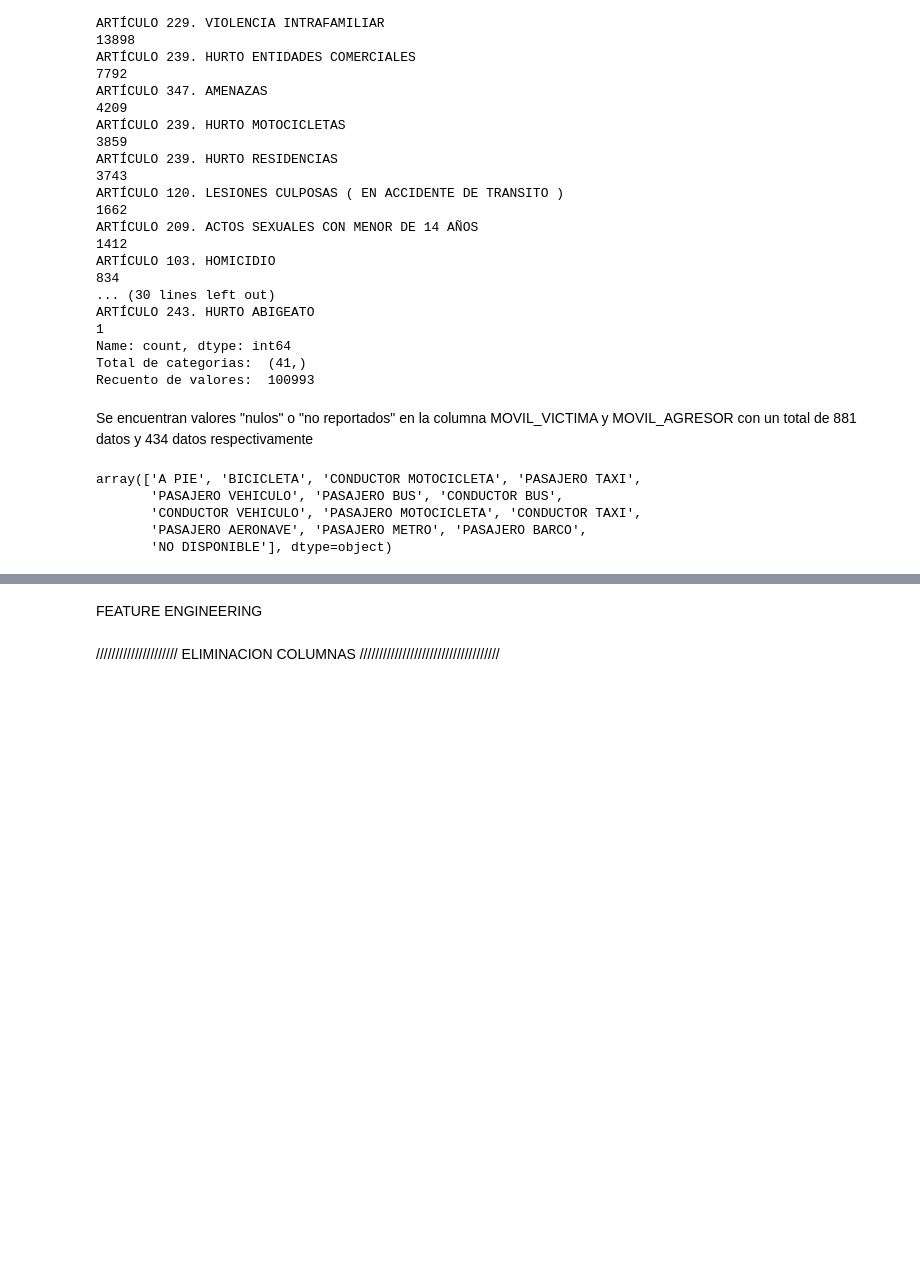
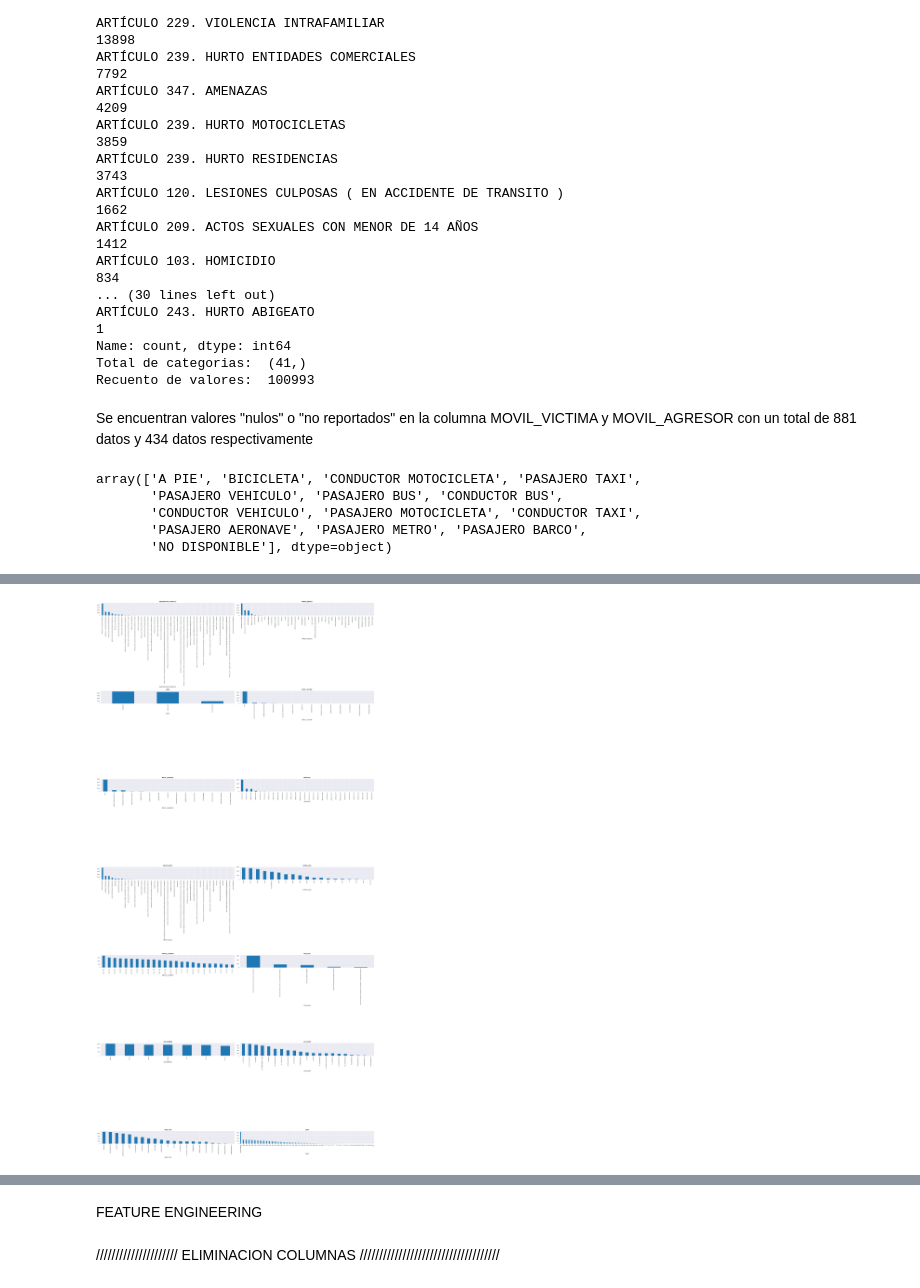
Before and after one commit to zquintero246/Seguridad_Bucaramanga, a Jupyter notebook: bucaramangaSeguridad/normalizacionGeo.ipynb, the cells around one changed output, grey strips where cells are left out. Cells and saved outputs as stored; diff of their text form; code cells hidden in the pictures; blank space fills up the shorter version.

```diff
--- a/bucaramangaSeguridad/normalizacionGeo.ipynb
+++ b/bucaramangaSeguridad/normalizacionGeo.ipynb
@@ -329,0 +367,25 @@ KeyError: 'NO REPORTA'
+# %%
+lista=[ 'ARMAS_MEDIOS', 'SEXO', 'MOVIL_VICTIMA', 'MOVIL_AGRESOR',
+       'TIPOLOGÍA', 'DIA_NOMBRE', 'LOCALIDAD', 'NOM_COM', 'EDAD']
+
+lista_histograma = ['BARRIOS_HECHO','CLASE_SITIO']
+# Crear una figura y una cuadrícula de subgráficos con 2 filas y 4 columnas
+fig, axes = plt.subplots(nrows=7, ncols=2, figsize=(30, 60))
+axes = axes.flat  # Aplana la matriz dfdece ejes para facilitar el acceso a cada subgráfico
+
+# Iterar sobre las columnas numéricas y crear un boxplot para cada una
+for i, columna in enumerate(lista):
+        variable=df[columna].value_counts()
+        variable.plot.bar(ax=axes[i])  # Crear un boxplot en el subgráfico correspondiente
+        axes[i].set_title(columna, fontsize=10, fontweight="bold")  # Establecer el título del subgráfico
+        axes[i].tick_params(labelsize=8)  # Ajustar el tamaño de las etiquetas de los ejes
+
+# Ajustar el diseño para evitar solapamientos entre subgráficos
+fig.tight_layout()
+
+
+
+# Mostrar la figura con los boxplots
+fig.show()
+# %% [output]
+[figure, added]
```
Also changed, not shown: parts of 8 cells of this notebook.
